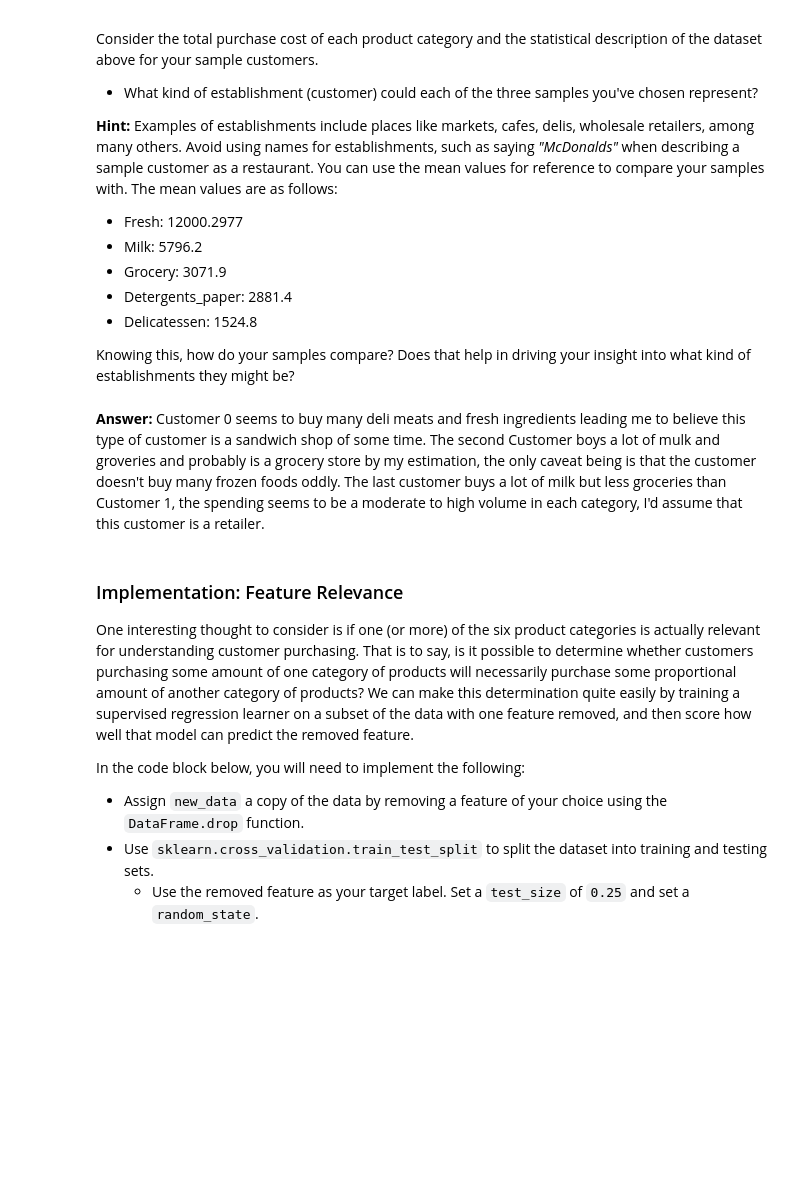
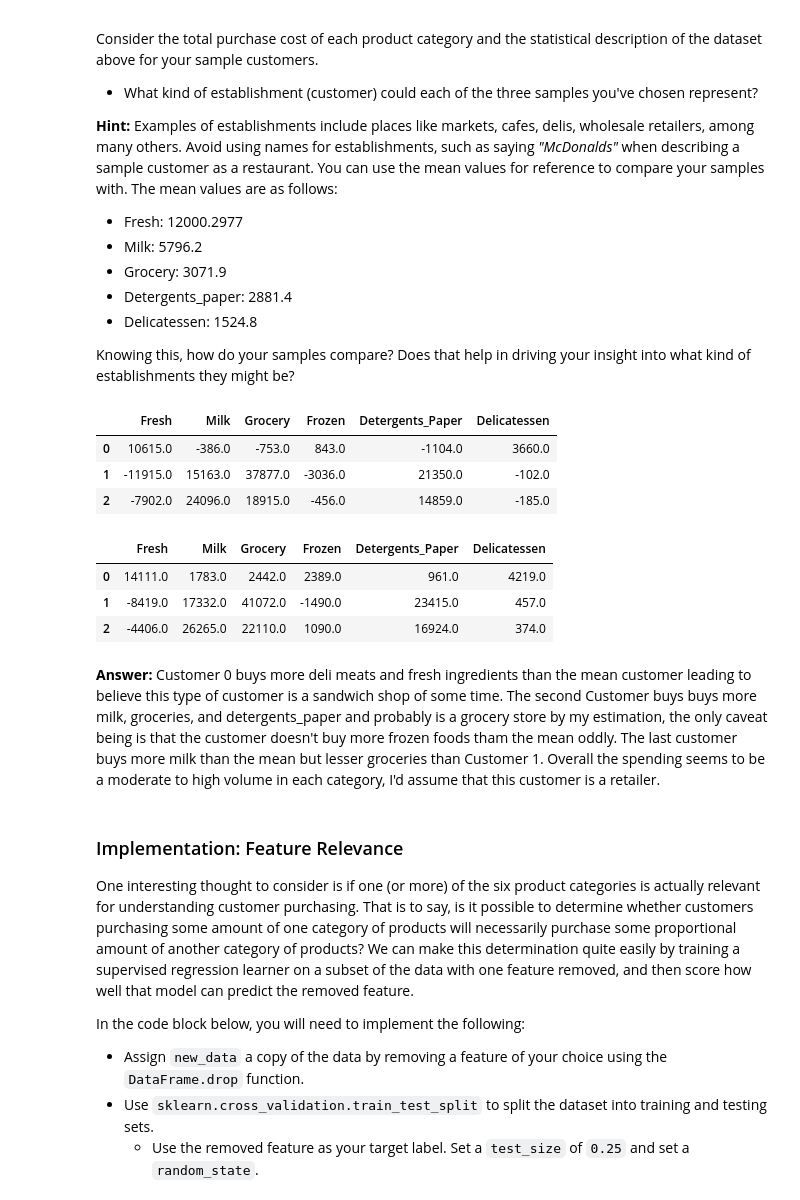
Before and after one commit to canyon289/machine-learning, a Jupyter notebook: projects/customer_segments/customer_segments.ipynb, the cells around one changed output. Drawn from its saved outputs; the diff is of its cells as text; code cells hidden in the pictures; blank space fills up the shorter version.

```diff
--- a/projects/customer_segments/customer_segments.ipynb
+++ b/projects/customer_segments/customer_segments.ipynb
@@ -87,11 +87,23 @@ Consider the total purchase cost of each product category and the statistical de
 * Delicatessen: 1524.8
 
 Knowing this, how do your samples compare? Does that help in driving your insight into what kind of establishments they might be?
+# %%
+display(samples - np.round(data.mean()))
+display(samples - np.round(data.median()))
+# %% [output]
+|  | Fresh | Milk | Grocery | Frozen | Detergents_Paper | Delicatessen |
+| 0 | 10615.0 | -386.0 | -753.0 | 843.0 | -1104.0 | 3660.0 |
+| 1 | -11915.0 | 15163.0 | 37877.0 | -3036.0 | 21350.0 | -102.0 |
+| 2 | -7902.0 | 24096.0 | 18915.0 | -456.0 | 14859.0 | -185.0 |
+|  | Fresh | Milk | Grocery | Frozen | Detergents_Paper | Delicatessen |
+| 0 | 14111.0 | 1783.0 | 2442.0 | 2389.0 | 961.0 | 4219.0 |
+| 1 | -8419.0 | 17332.0 | 41072.0 | -1490.0 | 23415.0 | 457.0 |
+| 2 | -4406.0 | 26265.0 | 22110.0 | 1090.0 | 16924.0 | 374.0 |
 # %% [markdown]
 **Answer:**
-Customer 0 seems to buy many deli meats and fresh ingredients leading me to believe this type of customer is a sandwich shop of some time.
-The second Customer boys a lot of mulk and groveries and probably is a grocery store by my estimation, the only caveat being is that the customer doesn't buy many frozen foods oddly.
-The last customer buys a lot of milk but less groceries than Customer 1, the spending seems to be a moderate to high volume in each category, I'd assume that this customer is a retailer.
+Customer 0 buys more deli meats and fresh ingredients than the mean customer leading to believe this type of customer is a sandwich shop of some time.
+The second Customer buys buys more milk, groceries, and detergents_paper and probably is a grocery store by my estimation, the only caveat being is that the customer doesn't buy more frozen foods tham the mean oddly.
+The last customer buys more milk than the mean but lesser groceries than Customer 1. Overall the spending seems to be a moderate to high volume in each category, I'd assume that this customer is a retailer.
 # %% [markdown]
 ### Implementation: Feature Relevance
 One interesting thought to consider is if one (or more) of the six product categories is actually relevant for understanding customer purchasing. That is to say, is it possible to determine whether customers purchasing some amount of one category of products will necessarily purchase some proportional amount of another category of products? We can make this determination quite easily by training a supervised regression learner on a subset of the data with one feature removed, and then score how well that model can predict the removed feature.
```
Also changed, not shown: parts of 18 cells of this notebook, 1 other file.
